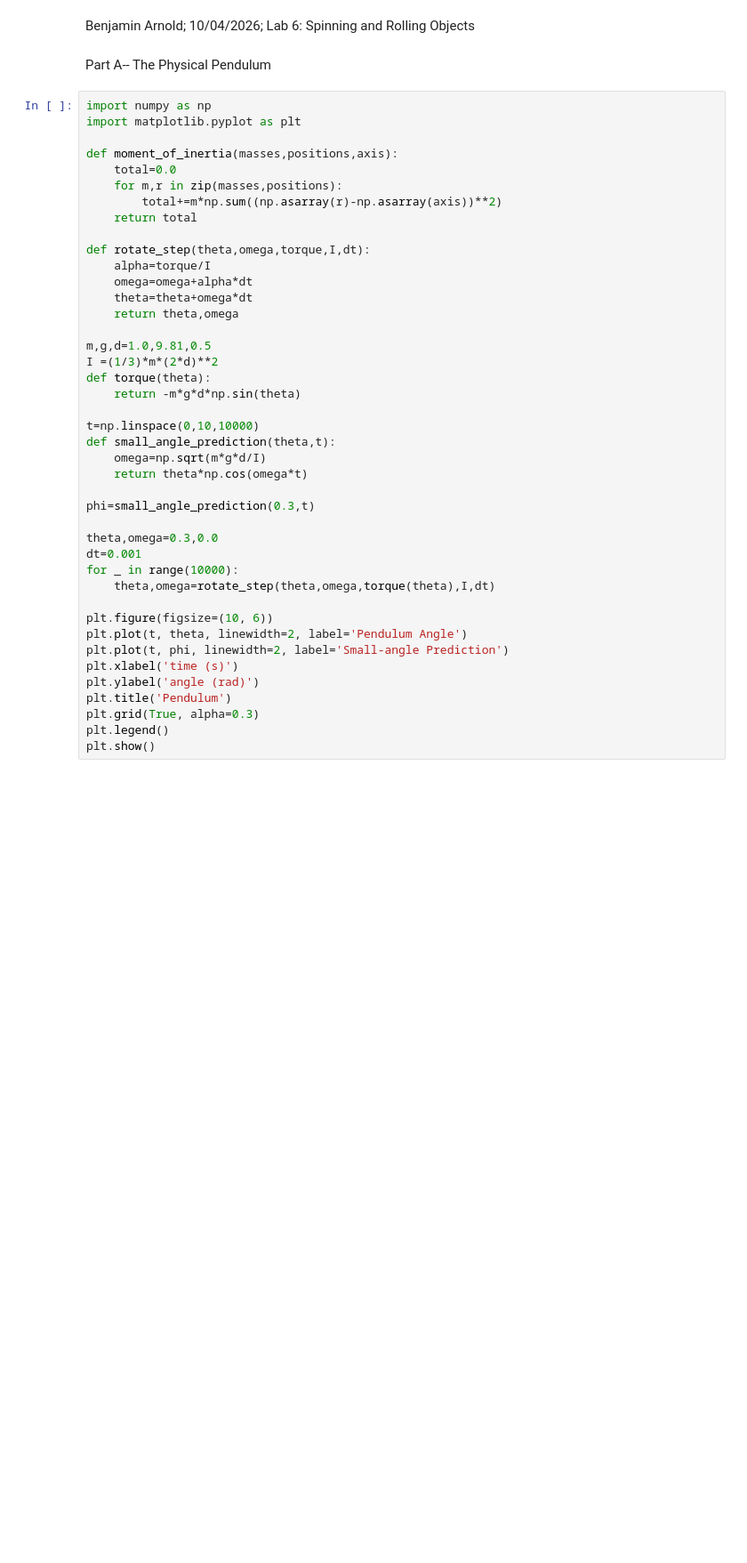
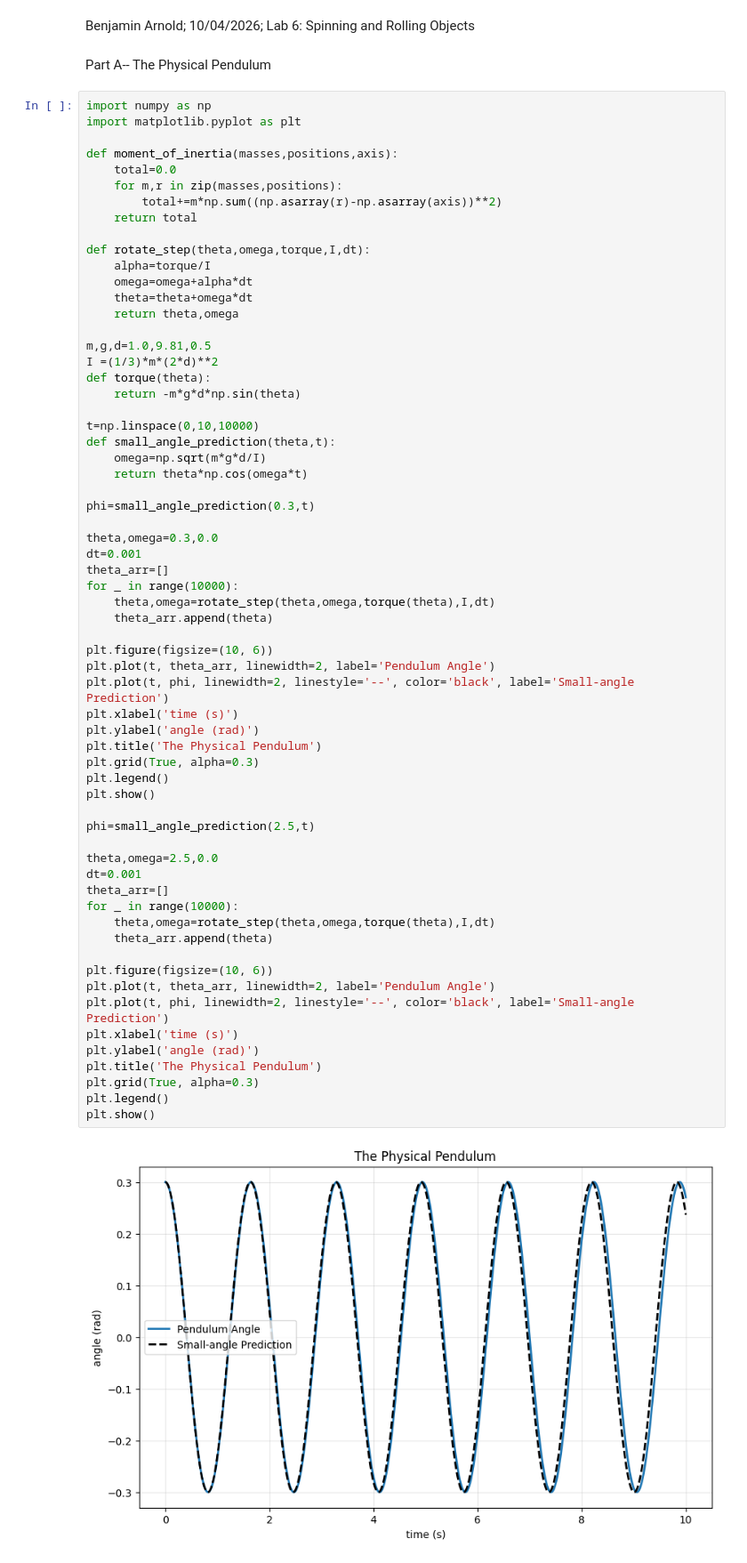
Before and after one commit to barnol-lee/phys311, a Jupyter notebook: Labs/Lab06/lab06_rotation.ipynb, the cells around one changed output. Shown at 89% size. Saved outputs shown, nothing was run; the diff lists cells and outputs as text; blank space fills up the shorter version.

```diff
--- a/Labs/Lab06/lab06_rotation.ipynb
+++ b/Labs/Lab06/lab06_rotation.ipynb
@@ -14,33 +14,56 @@ def moment_of_inertia(masses,positions,axis):
 
 def rotate_step(theta,omega,torque,I,dt):
     alpha=torque/I
     omega=omega+alpha*dt
     theta=theta+omega*dt
     return theta,omega
 
 m,g,d=1.0,9.81,0.5
 I =(1/3)*m*(2*d)**2
 def torque(theta):
     return -m*g*d*np.sin(theta)
 
 t=np.linspace(0,10,10000)
 def small_angle_prediction(theta,t):
     omega=np.sqrt(m*g*d/I)
     return theta*np.cos(omega*t)
 
 phi=small_angle_prediction(0.3,t)
 
 theta,omega=0.3,0.0
 dt=0.001
+theta_arr=[]
 for _ in range(10000):
     theta,omega=rotate_step(theta,omega,torque(theta),I,dt)
+    theta_arr.append(theta)
 
 plt.figure(figsize=(10, 6))
-plt.plot(t, theta, linewidth=2, label='Pendulum Angle')
-plt.plot(t, phi, linewidth=2, label='Small-angle Prediction')
+plt.plot(t, theta_arr, linewidth=2, label='Pendulum Angle')
+plt.plot(t, phi, linewidth=2, linestyle='--', color='black', label='Small-angle Prediction')
 plt.xlabel('time (s)')
 plt.ylabel('angle (rad)')
-plt.title('Pendulum')
+plt.title('The Physical Pendulum')
 plt.grid(True, alpha=0.3)
 plt.legend()
 plt.show()
+
+phi=small_angle_prediction(2.5,t)
+
+theta,omega=2.5,0.0
+dt=0.001
+theta_arr=[]
+for _ in range(10000):
+    theta,omega=rotate_step(theta,omega,torque(theta),I,dt)
+    theta_arr.append(theta)
+
+plt.figure(figsize=(10, 6))
+plt.plot(t, theta_arr, linewidth=2, label='Pendulum Angle')
+plt.plot(t, phi, linewidth=2, linestyle='--', color='black', label='Small-angle Prediction')
+plt.xlabel('time (s)')
+plt.ylabel('angle (rad)')
+plt.title('The Physical Pendulum')
+plt.grid(True, alpha=0.3)
+plt.legend()
+plt.show()
+# %% [output]
+[figure, added]
```
Also changed, not shown: parts of 4 cells of this notebook.
